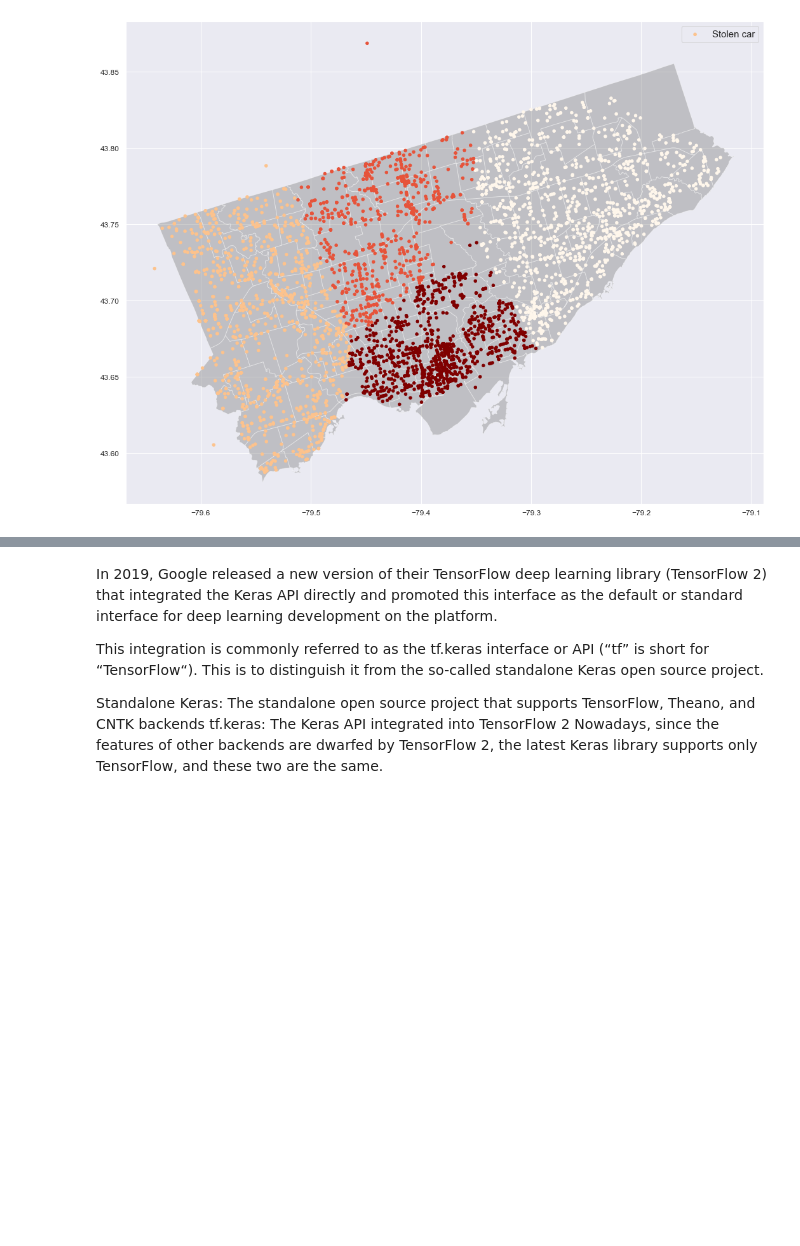
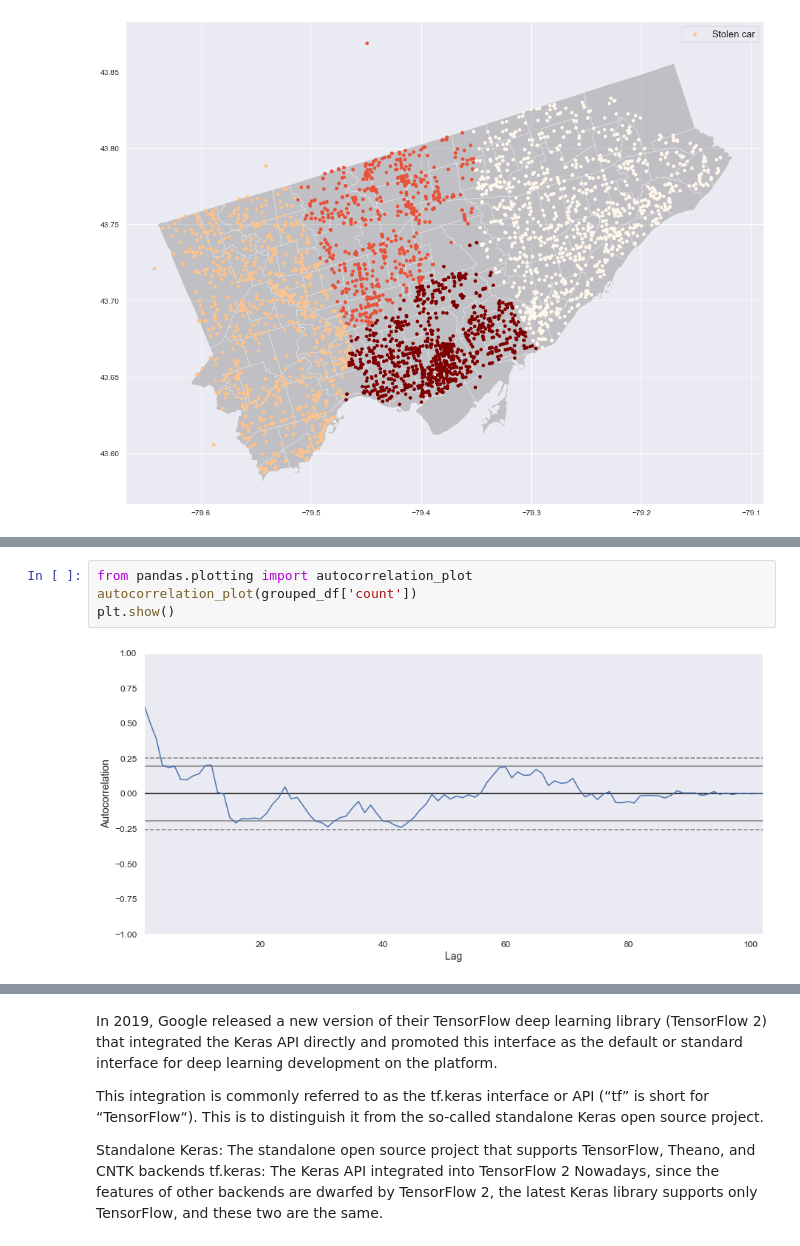
Before and after one commit to pika11/uoft-ml-group4-final-project, a Jupyter notebook: Auto_Theft.ipynb, the cells around one changed output, grey strips where cells are left out. Drawn from its saved outputs; the diff is of its cells as text; blank space fills up the shorter version.

```diff
--- a/Auto_Theft.ipynb
+++ b/Auto_Theft.ipynb
@@ -286,0 +348,6 @@ plt.legend(prop={'size':15})
+# %%
+from pandas.plotting import autocorrelation_plot
+autocorrelation_plot(grouped_df['count'])
+plt.show()
+# %% [output]
+[figure, added]
```
Also changed, not shown: parts of 26 cells of this notebook.
